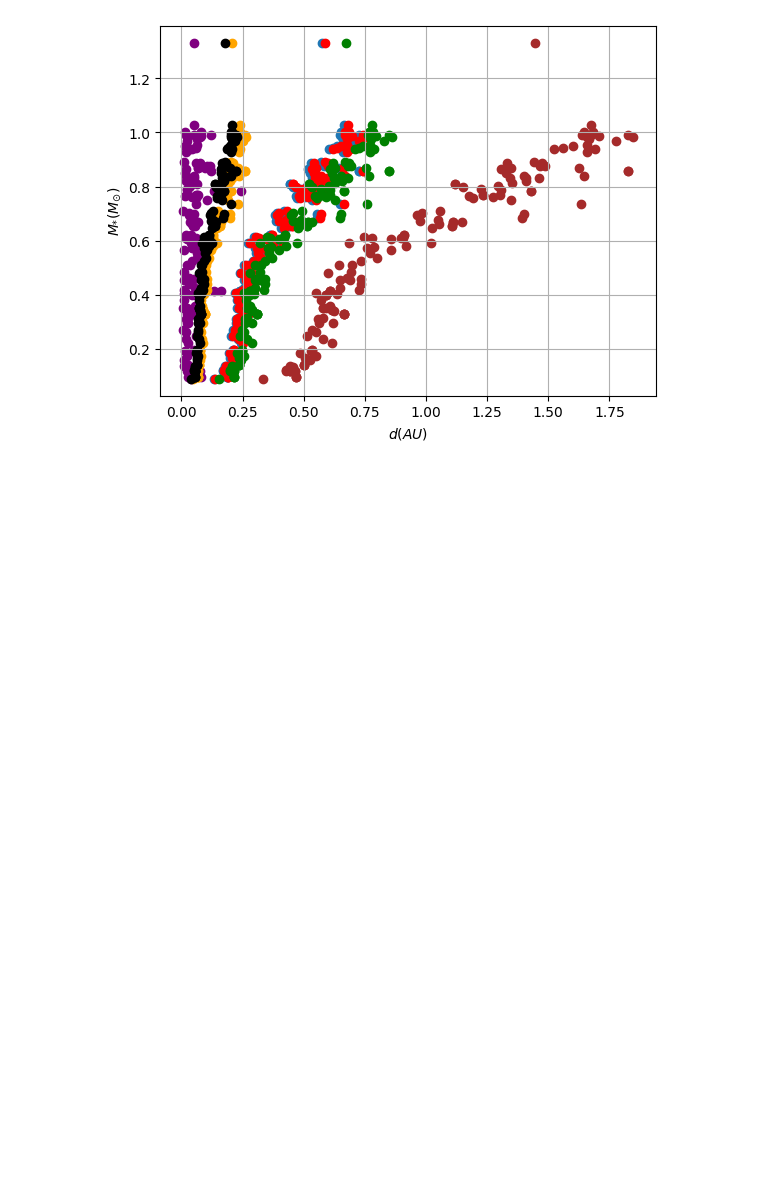
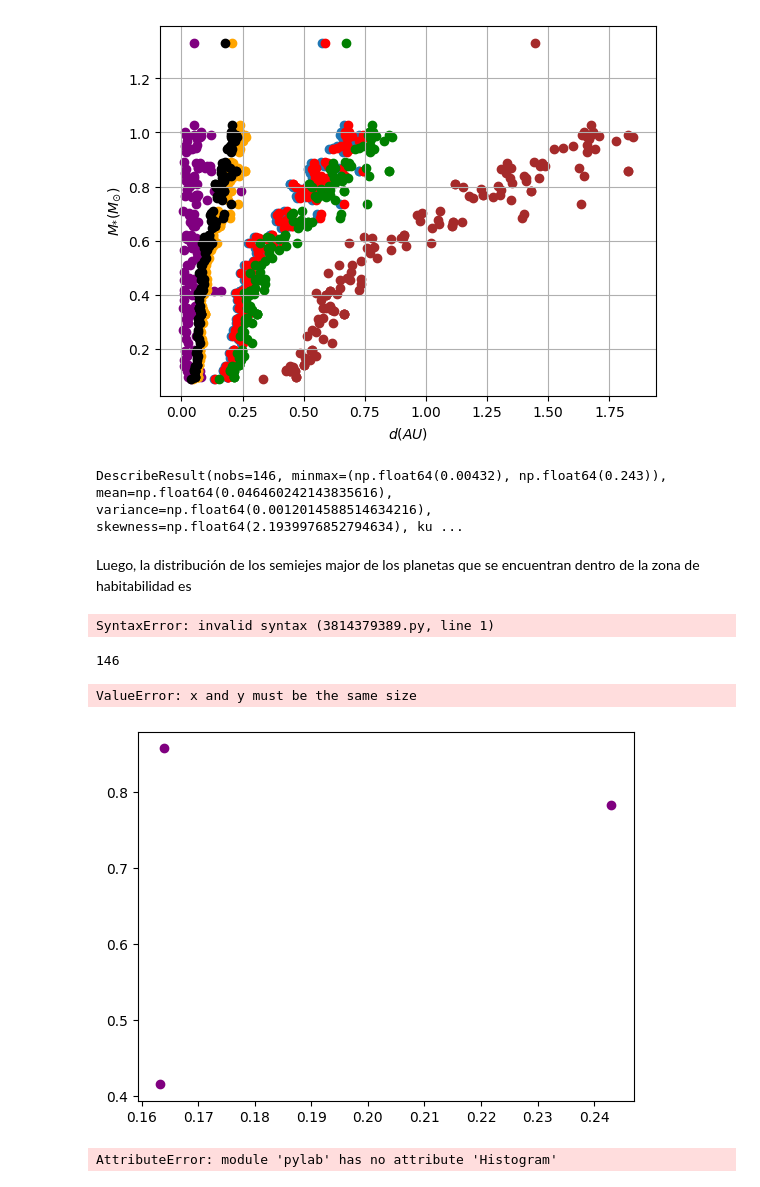
Before and after one commit to Vegaaa99/Tesis, a Jupyter notebook: Data_Analysisi.ipynb, the cells around one changed output. Saved outputs shown, nothing was run; the diff lists cells and outputs as text; code cells hidden in the pictures; blank space fills up the shorter version.

```diff
--- a/Data_Analysisi.ipynb
+++ b/Data_Analysisi.ipynb
@@ -366,3 +374,60 @@ plt.ylabel(r'$M_{*}(M_{\odot}) $')
 plt.show()
 # %% [output]
 [figure]
+# %%
+from scipy.stats import describe
+
+des = describe(a_m)
+
+print(des)
+# %% [output]
+DescribeResult(nobs=146, minmax=(np.float64(0.00432), np.float64(0.243)), mean=np.float64(0.046460242143835616), variance=np.float64(0.0012014588514634216), skewness=np.float64(2.1939976852794634), ku ...
+# %% [markdown]
+Luego, la distribución de los semiejes major de los planetas que se encuentran dentro de la zona de habitabilidad es
+# %%
+h_planets = (a_m d_recentVenus.pop(64)-0.05) & (a_m <= d_earlyMars.pop(64)+0.05)
+h_planets
+# %% [output]
+SyntaxError: invalid syntax (3814379389.py, line 1)
+# %%
+np.size(d_earlyMars)
+# %% [output]
+146
+# %%
+#Graficando planetas zonas habitables
+# Graficando Temperatura vs distancias HZ
+plt.scatter(a_m[h_planets], Planets['Stellar_mass'][h_planets], color  = 'purple')
+#plt.scatter(Apoapsis,Planets['Stellar_mass'], color )
+plt.scatter(d_recentVenus, Star_mass)
+plt.scatter(d_runawayGreenhouse, Star_mass, color = 'red')
+plt.scatter(d_maxGreenhouse, Star_mass, color = 'orange')
+plt.scatter(d_earlyMars, Star_mass, color = 'brown')
+plt.scatter(d_fivemeRunaway, Star_mass, color = 'green')
+plt.scatter(d_tenthmeRunaway,Star_mass, color= "black")
+plt.plot ()
+#plt.gca().invert_xaxis()
+plt.grid(True)
+#plt.xlim(0,12e-6)
+plt.xlabel(r'$d (AU$)')
+plt.ylabel(r'$M_{*}(M_{\odot}) $')
+#plt.yscale("log")
+plt.show()
+# %% [output]
+ValueError: x and y must be the same size
+[figure, added]
+# %%
+# importing pygal
+
+# creating the chart object
+histogram = py.Histogram()
+
+# naming the title
+histogram.title = 'Histograma de semi eje mayor '
+
+# Random data
+for i in range(5, 20, 10):
+    histogram.add(str(i), data)
+
+histogram
+# %% [output]
+AttributeError: module 'pylab' has no attribute 'Histogram'
```
Also changed, not shown: parts of 9 cells of this notebook, 6 other files.
